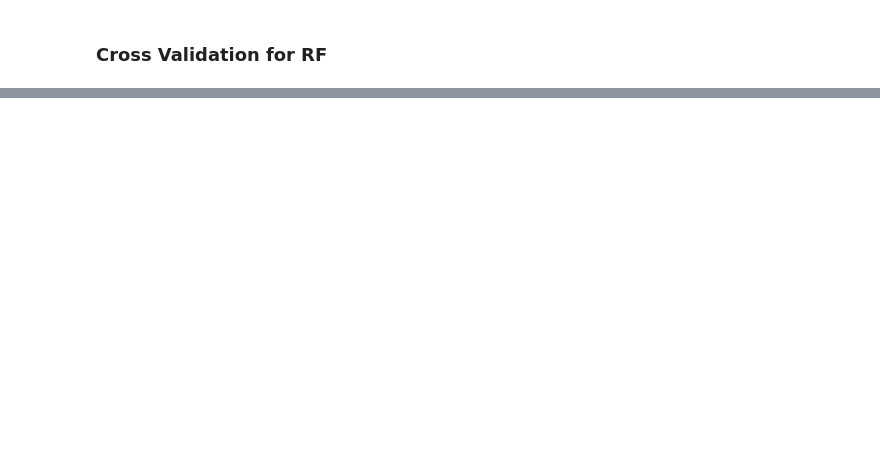
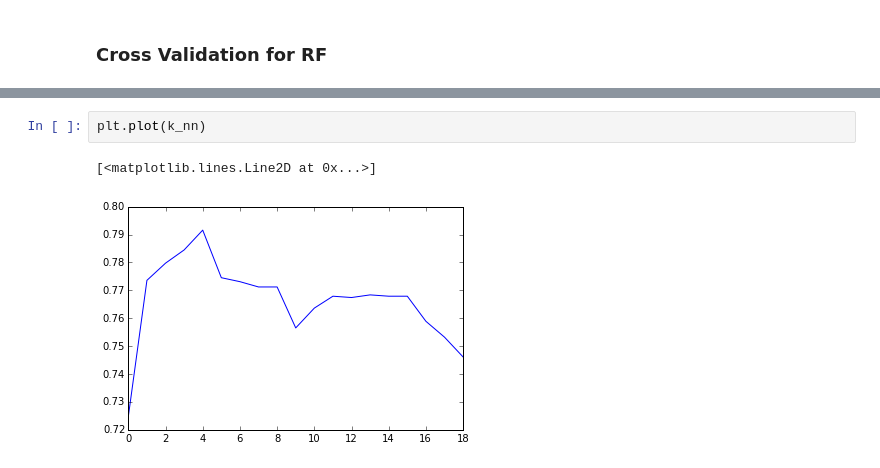
Before and after one commit to mydu/IIR, a Jupyter notebook: Data Processing.ipynb, the cells around one changed output, grey strips where cells are left out. Cells and saved outputs as stored; diff of their text form; blank space fills up the shorter version.

```diff
--- a/Data Processing.ipynb
+++ b/Data Processing.ipynb
@@ -293,0 +303,5 @@ print(np.mean(scores))
+# %%
+plt.plot(k_nn)
+# %% [output]
+[<matplotlib.lines.Line2D at 0x...>]
+[figure, added]
```
Also changed, not shown: parts of 25 cells of this notebook.
